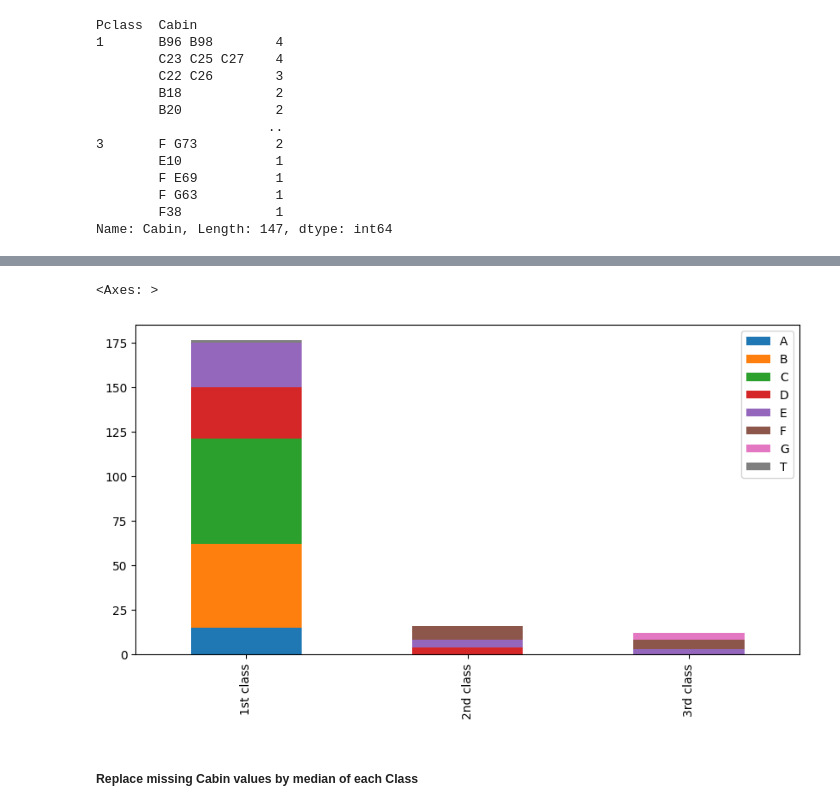
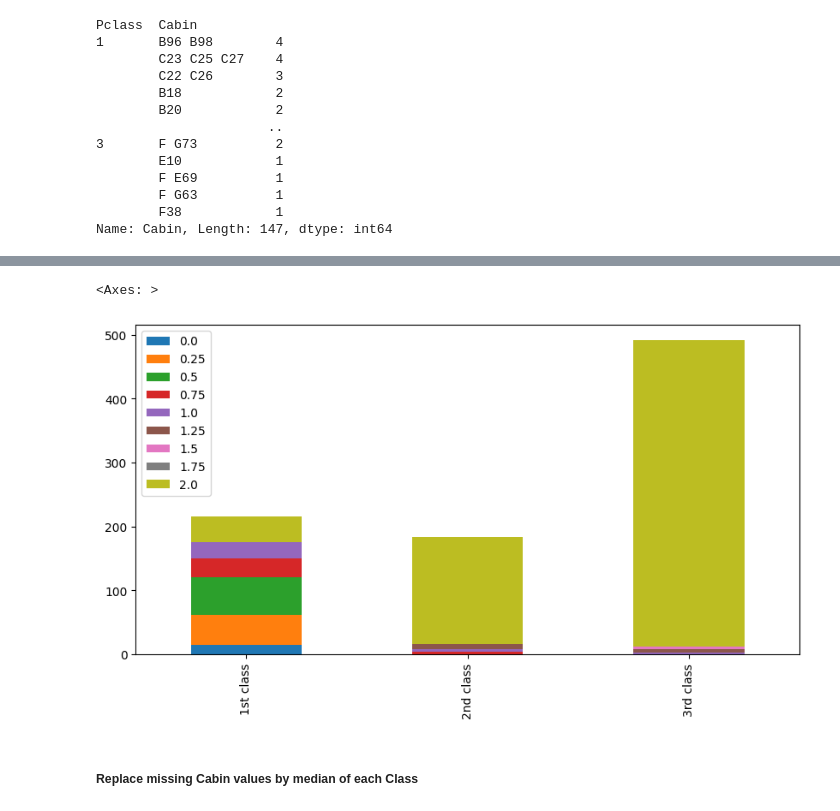
Before and after one commit to thibaud-perrin/kaggle-titanic, a Jupyter notebook: TitanicV2.ipynb, the cells around one changed output, grey strips where cells are left out. Saved outputs shown, nothing was run; the diff lists cells and outputs as text; code cells hidden in the pictures.

```diff
--- a/TitanicV2.ipynb
+++ b/TitanicV2.ipynb
@@ -529,11 +588,11 @@ Name: Cabin, dtype: int64
 # %%
-Pclass1 = train[train['Pclass'] == 1]['Cabin'].value_counts()
-Pclass2 = train[train['Pclass'] == 2]['Cabin'].value_counts()
-Pclass3 = train[train['Pclass'] == 3]['Cabin'].value_counts()
+Pclass1 = train[train['Pclass'] == 1]['Deck'].value_counts()
+Pclass2 = train[train['Pclass'] == 2]['Deck'].value_counts()
+Pclass3 = train[train['Pclass'] == 3]['Deck'].value_counts()
 df = pd.DataFrame([Pclass1, Pclass2, Pclass3])
 df.index = ['1st class', '2nd class', '3rd class']
 df = df.reindex(sorted(df.columns), axis=1)
 df.plot(kind='bar', stacked=True, figsize=(10, 5))
 # %% [output]
 <Axes: >
-[figure, old version]
+[figure, new version]
```
Also changed, not shown: parts of 57 cells of this notebook, 2 other files.
